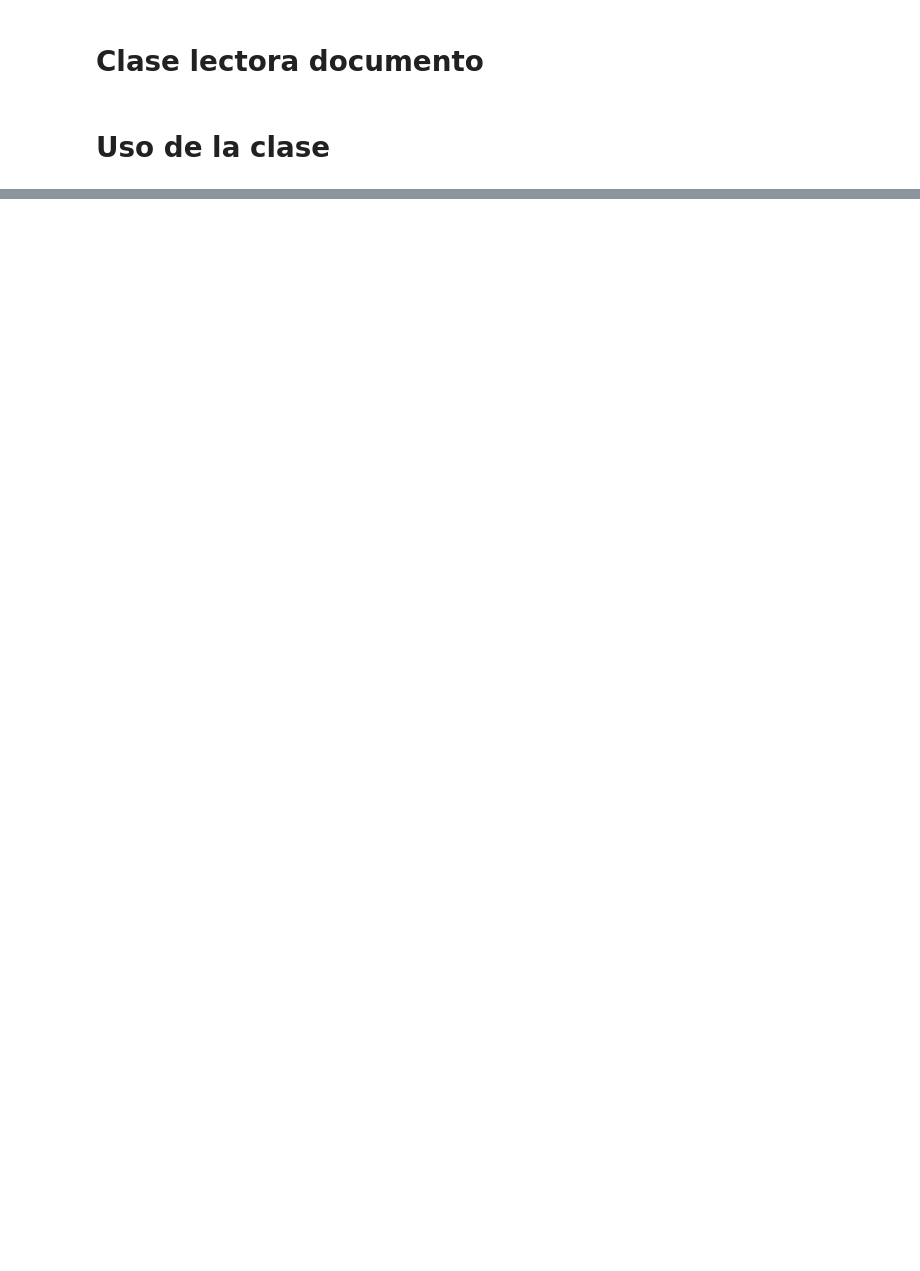
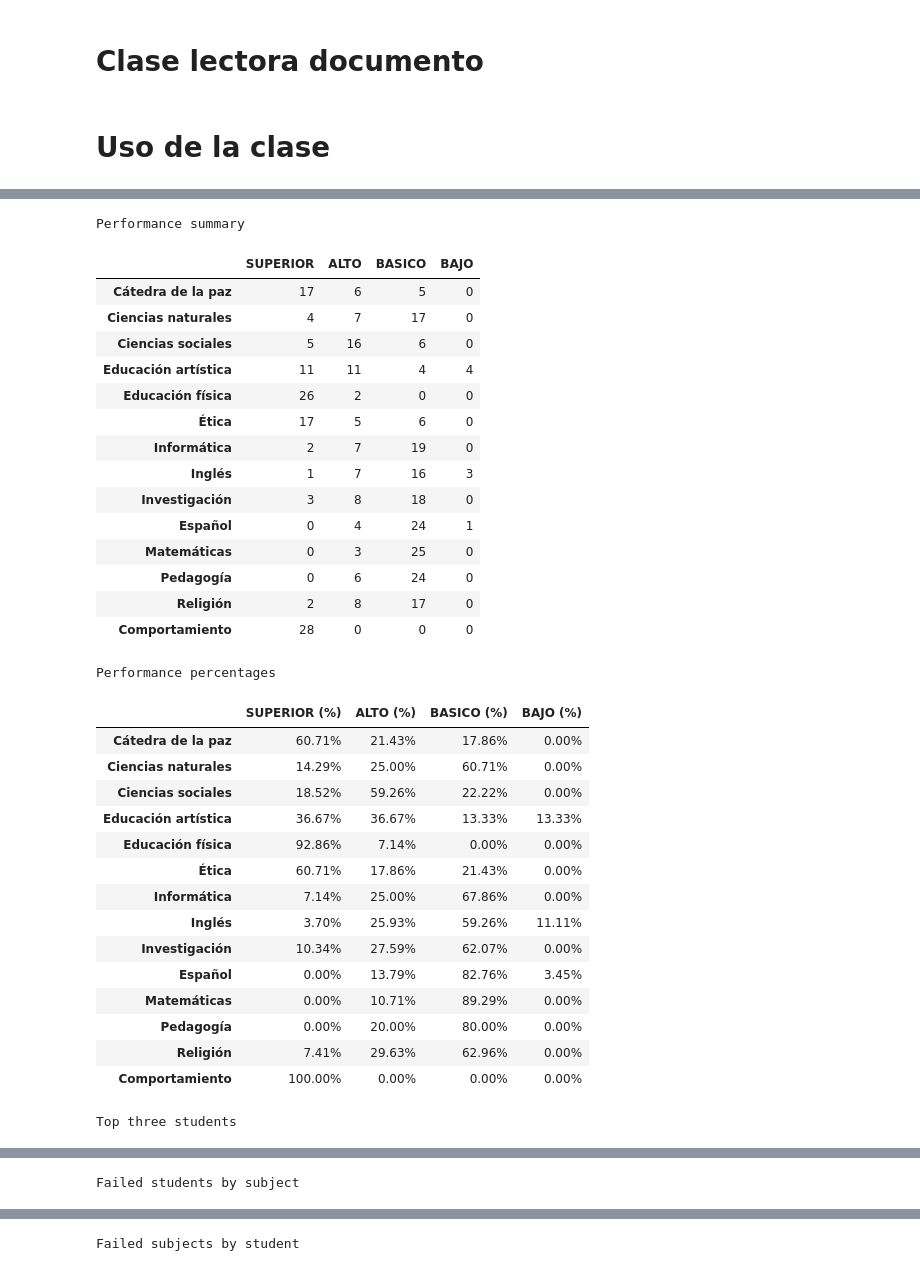
Before and after one commit to dogor97/acta_ENSSTC, a Jupyter notebook: Codigo_acta_ENSSTC.ipynb, the cells around one changed output, grey strips where cells are left out. Cells and saved outputs as stored; diff of their text form; code cells hidden in the pictures; blank space fills up the shorter version.

```diff
--- a/Codigo_acta_ENSSTC.ipynb
+++ b/Codigo_acta_ENSSTC.ipynb
@@ -24,7 +25,8 @@ output_path_drive = "/content/drive/MyDrive/Normal/notas/resultados_acta.xlsx"
 # %%
 # Local VS Code input
 input_path_local = str(
-    project_root / "test_data" / "notas 1er periodo septimo 2026.xlsx"
+    project_root / "test_data" / "notas 1er periodo sexto 2025.xls"
 )
 output_path_local = project_root / "output" / "resultados_acta_local.xlsx"
+template_path_local = project_root / "template" / "template-ACTA DE COMISION DE EVALUACION ENSSTC.docx"
 # %%
@@ -148,0 +113,66 @@ Excel report written to: C:\Users\Usuario\Documents\github\acta normal\output\re
+# %%
+from IPython.display import display
+
+display(
+    performance_summary.style
+    .set_caption("Performance summary")
+    .format("{:,.0f}")
+)
+
+display(
+    performance_percentages.style
+    .set_caption("Performance percentages")
+    .format("{:,.2f}%")
+)
+
+display(
+    top_students.head(3).style
+    .set_caption("Top three students")
+    .format("{:,.2f}")
+)
+
+display(
+    failed_students_by_subject.style
+    .set_caption("Failed students by subject")
+    .format(str)
+)
+
+display(
+    failed_subjects_by_student.style
+    .set_caption("Failed subjects by student")
+    .format(str)
+)
+# %% [output]
+Performance summary
+|  | SUPERIOR | ALTO | BASICO | BAJO |
+| Cátedra de la paz | 17 | 6 | 5 | 0 |
+| Ciencias naturales | 4 | 7 | 17 | 0 |
+| Ciencias sociales | 5 | 16 | 6 | 0 |
+| Educación artística | 11 | 11 | 4 | 4 |
+| Educación física | 26 | 2 | 0 | 0 |
+| Ética | 17 | 5 | 6 | 0 |
+| Informática | 2 | 7 | 19 | 0 |
+| Inglés | 1 | 7 | 16 | 3 |
+| Investigación | 3 | 8 | 18 | 0 |
+| Español | 0 | 4 | 24 | 1 |
+| Matemáticas | 0 | 3 | 25 | 0 |
+| Pedagogía | 0 | 6 | 24 | 0 |
+| Religión | 2 | 8 | 17 | 0 |
+| Comportamiento | 28 | 0 | 0 | 0 |
+Performance percentages
+|  | SUPERIOR (%) | ALTO (%) | BASICO (%) | BAJO (%) |
+| Cátedra de la paz | 60.71% | 21.43% | 17.86% | 0.00% |
+| Ciencias naturales | 14.29% | 25.00% | 60.71% | 0.00% |
+| Ciencias sociales | 18.52% | 59.26% | 22.22% | 0.00% |
+| Educación artística | 36.67% | 36.67% | 13.33% | 13.33% |
+| Educación física | 92.86% | 7.14% | 0.00% | 0.00% |
+| Ética | 60.71% | 17.86% | 21.43% | 0.00% |
+| Informática | 7.14% | 25.00% | 67.86% | 0.00% |
+| Inglés | 3.70% | 25.93% | 59.26% | 11.11% |
+| Investigación | 10.34% | 27.59% | 62.07% | 0.00% |
+| Español | 0.00% | 13.79% | 82.76% | 3.45% |
+| Matemáticas | 0.00% | 10.71% | 89.29% | 0.00% |
+| Pedagogía | 0.00% | 20.00% | 80.00% | 0.00% |
+| Religión | 7.41% | 29.63% | 62.96% | 0.00% |
+| Comportamiento | 100.00% | 0.00% | 0.00% | 0.00% |
+Top three students
@@ -148,0 +184 @@ Excel report written to: C:\Users\Usuario\Documents\github\acta normal\output\re
+Failed students by subject
@@ -148,0 +199 @@ Excel report written to: C:\Users\Usuario\Documents\github\acta normal\output\re
+Failed subjects by student
```
Also changed, not shown: parts of 10 cells of this notebook, 8 other files.
